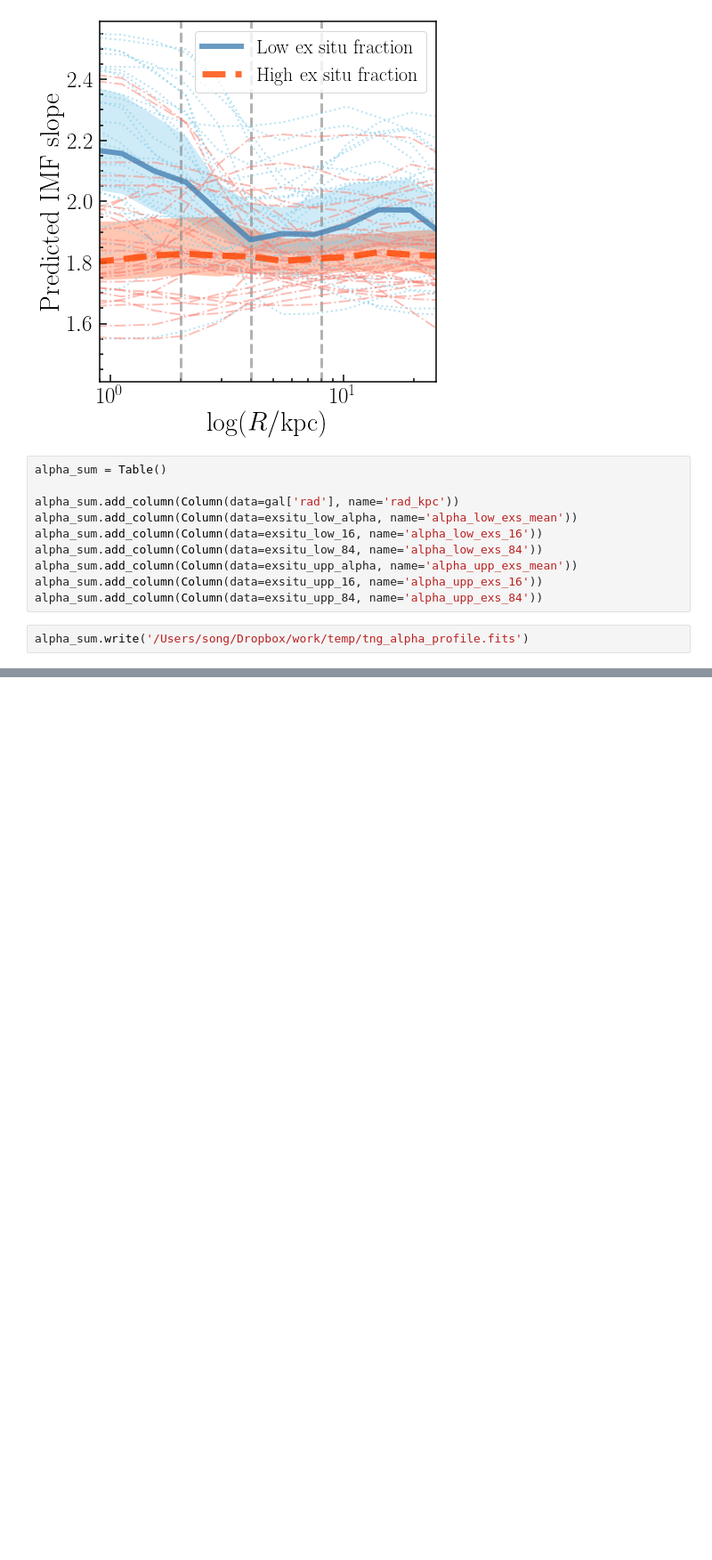
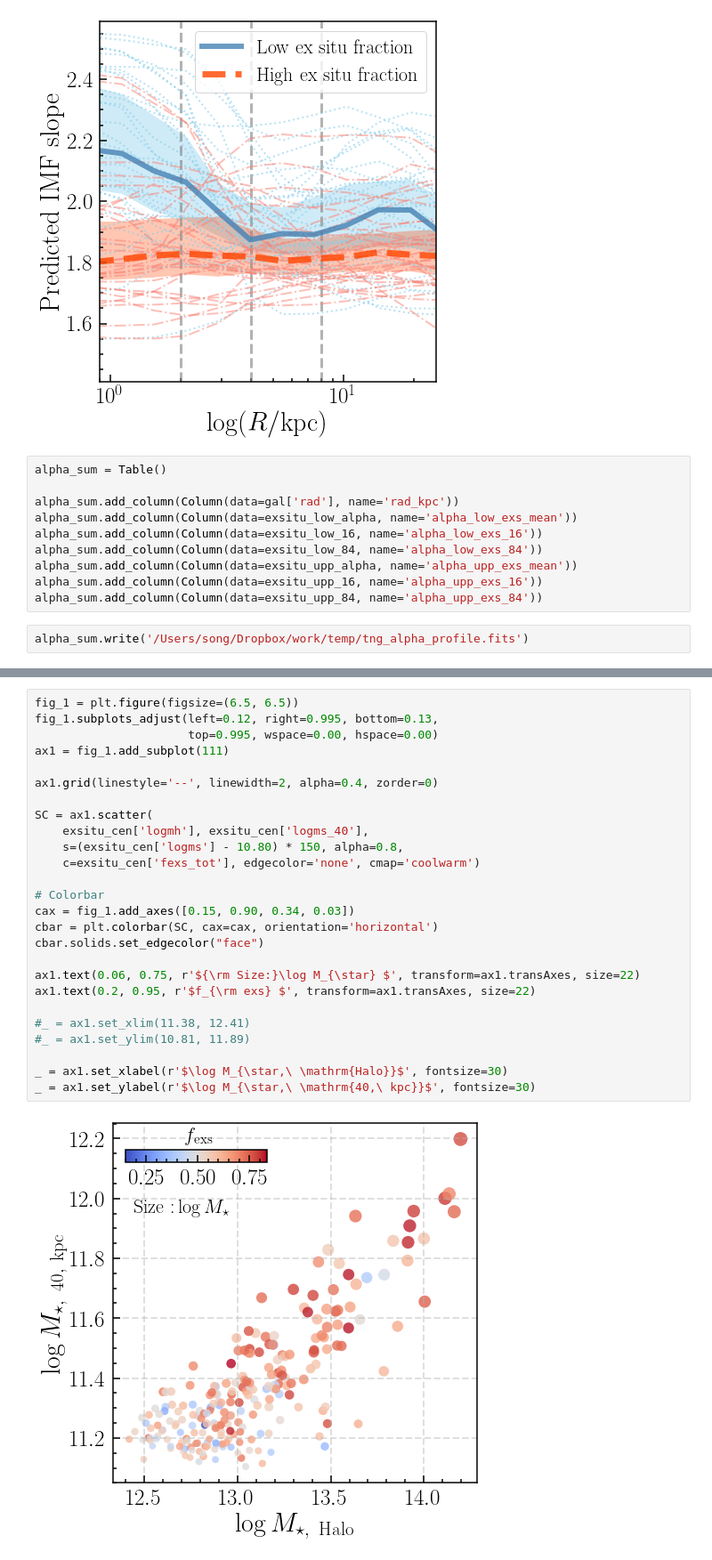
Before and after one commit to dr-guangtou/riker, a Jupyter notebook: demo/tng_m100_m10_exsitu.ipynb, the cells around one changed output, grey strips where cells are left out. Shown at 89% size. Saved outputs shown, nothing was run; the diff lists cells and outputs as text; blank space fills up the shorter version.

```diff
--- a/demo/tng_m100_m10_exsitu.ipynb
+++ b/demo/tng_m100_m10_exsitu.ipynb
@@ -467,0 +512,28 @@ alpha_sum.write('/Users/song/Dropbox/work/temp/tng_alpha_profile.fits')
+# %%
+fig_1 = plt.figure(figsize=(6.5, 6.5))
+fig_1.subplots_adjust(left=0.12, right=0.995, bottom=0.13,
+                      top=0.995, wspace=0.00, hspace=0.00)
+ax1 = fig_1.add_subplot(111)
+
+ax1.grid(linestyle='--', linewidth=2, alpha=0.4, zorder=0)
+
+SC = ax1.scatter(
+    exsitu_cen['logmh'], exsitu_cen['logms_40'],
+    s=(exsitu_cen['logms'] - 10.80) * 150, alpha=0.8,
+    c=exsitu_cen['fexs_tot'], edgecolor='none', cmap='coolwarm')
+
+# Colorbar
+cax = fig_1.add_axes([0.15, 0.90, 0.34, 0.03])
+cbar = plt.colorbar(SC, cax=cax, orientation='horizontal')
+cbar.solids.set_edgecolor("face")
+
+ax1.text(0.06, 0.75, r'${\rm Size:}\log M_{\star} $', transform=ax1.transAxes, size=22)
+ax1.text(0.2, 0.95, r'$f_{\rm exs} $', transform=ax1.transAxes, size=22)
+
+#_ = ax1.set_xlim(11.38, 12.41)
+#_ = ax1.set_ylim(10.81, 11.89)
+
+_ = ax1.set_xlabel(r'$\log M_{\star,\ \mathrm{Halo}}$', fontsize=30)
+_ = ax1.set_ylabel(r'$\log M_{\star,\ \mathrm{40,\ kpc}}$', fontsize=30)
+# %% [output]
+[figure, added]
```
Also changed, not shown: parts of 8 cells of this notebook, 1 other file.
